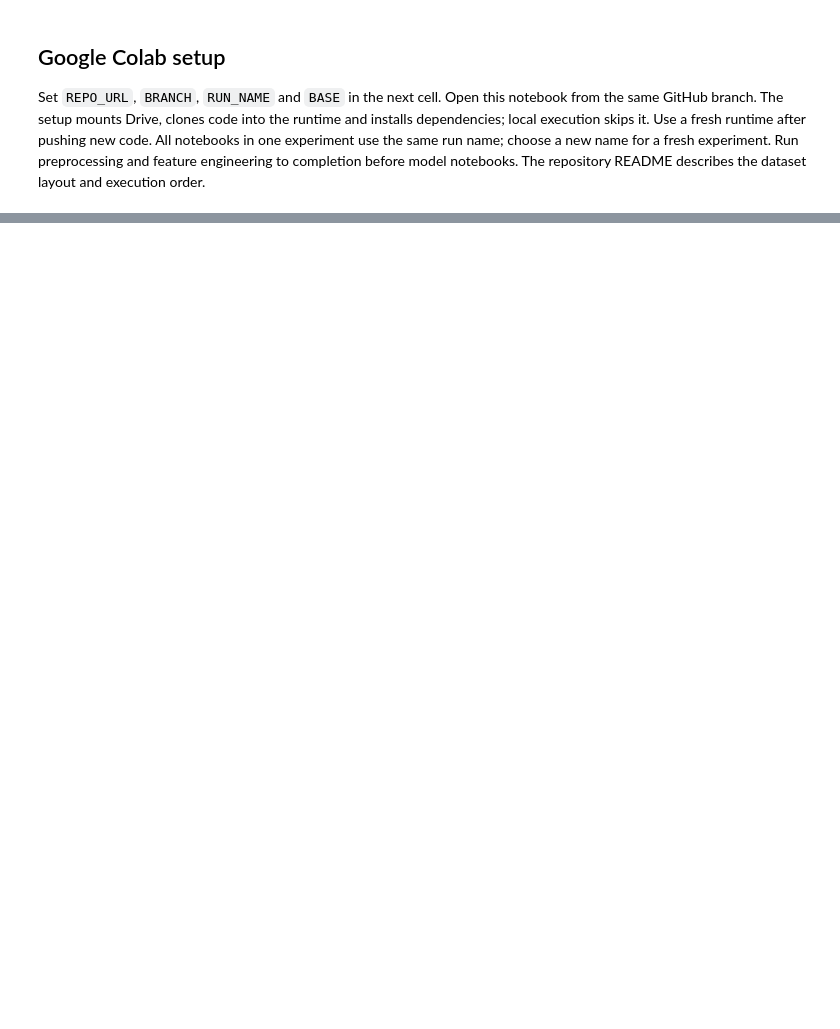
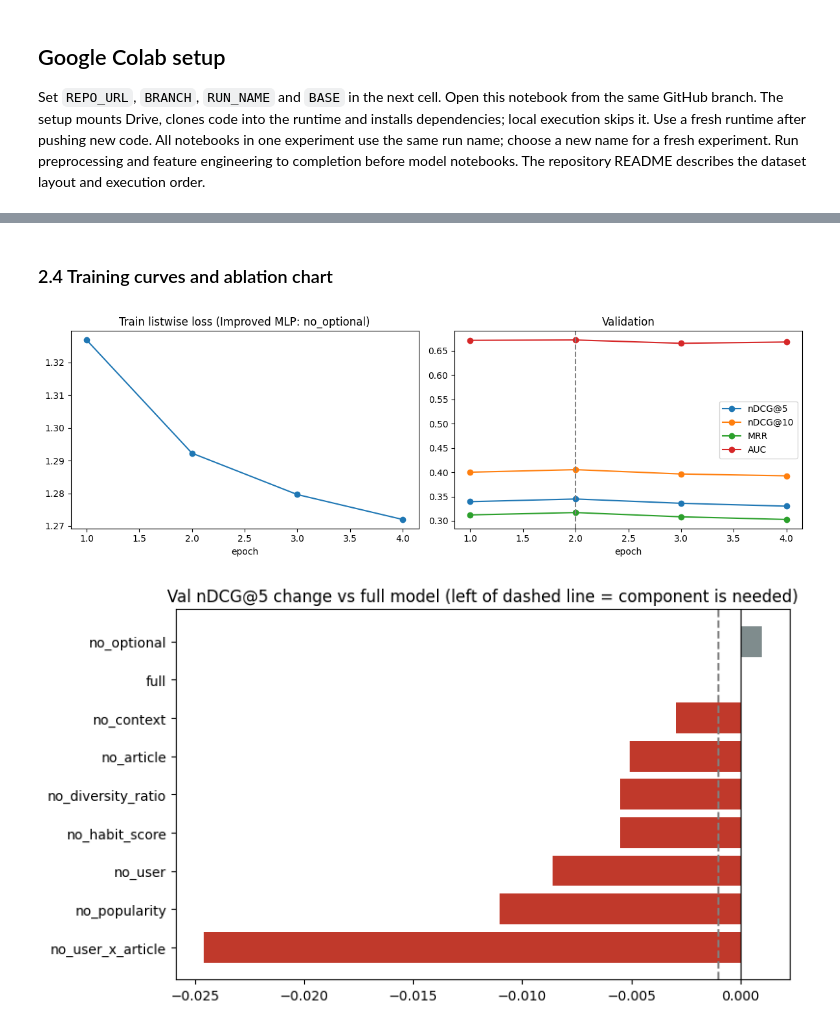
Before and after one commit to nguyenvanminh281005/bt4222-group12, a Jupyter notebook: models/6_mlp/6_1_mlp.ipynb, the cells around one changed output, grey strips where cells are left out. Saved outputs shown, nothing was run; the diff lists cells and outputs as text; code cells hidden in the pictures; blank space fills up the shorter version.

```diff
--- a/models/6_mlp/6_1_mlp.ipynb
+++ b/models/6_mlp/6_1_mlp.ipynb
@@ -2322,0 +1260,4 @@ Outputs: ['ablation_runs', 'run_config.json', 'test_vs_baselines.csv']
+# %%
+S2_RUN_DIR, S2_OUT = RUN_DIRS["improved"], REPORT_DIRS["stage2_improved"]
+runs2 = {}
+run_experiment(FULL_CFG, runs2, S2_RUN_DIR, verbose=True, cold_rate=COLD_SIM_RATE);
@@ -2322,0 +1269,14 @@ Outputs: ['ablation_runs', 'run_config.json', 'test_vs_baselines.csv']
+# %%
+if RUN_ABLATION:
+    ablation2, BEST2 = run_ablation(FULL_CFG, runs2, S2_RUN_DIR, cold_rate=COLD_SIM_RATE)
+    ablation2.to_csv(os.path.join(S2_OUT, "ablation.csv"), index=False)
+else:
+    ablation2, BEST2 = None, "full"
+
+BEST2_CFG = runs2[BEST2]["cfg"]
+print(f"\n>>> Stage 2 selected config: {BEST2}")
+for block, cols in active_features(BEST2_CFG).items():
+    print(f"  {block:15s}: {cols}")
+model2, hist2, best_ep2 = load_selected(runs2, BEST2)
+hist2.to_csv(os.path.join(S2_OUT, "training_history.csv"), index=False)
+torch.save(model2.state_dict(), os.path.join(S2_OUT, "improved_mlp_best.pt"))
@@ -2322,0 +1301,7 @@ Outputs: ['ablation_runs', 'run_config.json', 'test_vs_baselines.csv']
+# %% [markdown]
+### 2.4 Training curves and ablation chart
+# %%
+plot_training_and_ablation(hist2, best_ep2, f"Improved MLP: {BEST2}", ablation2)
+# %% [output]
+[figure, added]
+[figure, added]
```
Also changed, not shown: parts of 125 cells of this notebook, 2 other files.
